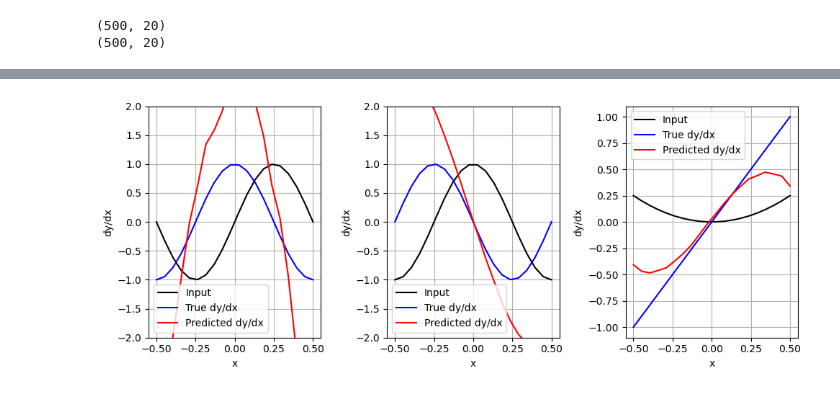
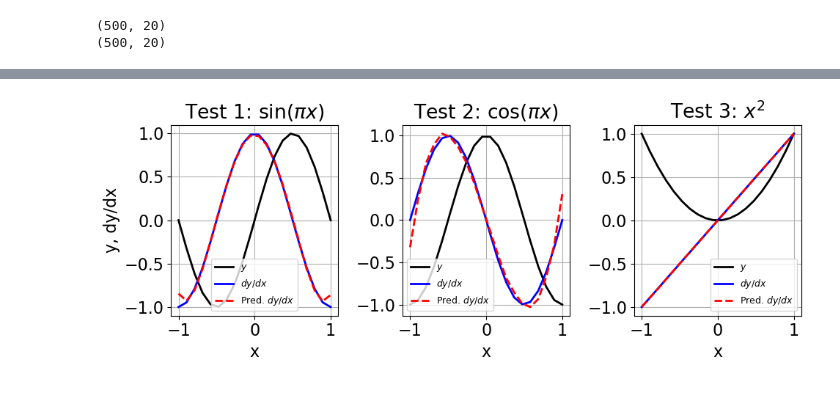
Before and after one commit to oviola222/FisComp, a Jupyter notebook: class_activities/atividade 3/derivadasNN.ipynb, the cells around one changed output, grey strips where cells are left out. Drawn from its saved outputs; the diff is of its cells as text; code cells hidden in the pictures.

```diff
--- a/class_activities/atividade 3/derivadasNN.ipynb
+++ b/class_activities/atividade 3/derivadasNN.ipynb
@@ -4,6 +4,8 @@ import matplotlib.pyplot as plt
 from sklearn.neural_network import MLPRegressor
 from sklearn.model_selection import train_test_split
 from sklearn.metrics import mean_squared_error
+
+plt.rcParams['font.size'] = 16
 # %%
 def generate_data(nx, qtde):
     x = np.linspace(-1, 1, nx).reshape(-1, 1)
@@ -51,13 +54,13 @@ print(dy.shape)
 (500, 20)
 (500, 20)
 # %%
-# separa os os dados em treino e teste
+# Train and test split
 X_train, X_test, y_train, y_test = train_test_split(y, dy, test_size=0.2, random_state=42)
 
 neurons = 10
 layers = 10
 
-# define modelo
+# Define the model
 model = MLPRegressor(
     hidden_layer_sizes=tuple([neurons] * layers),
     activation='tanh',
@@ -66,8 +69,8 @@ model = MLPRegressor(
     random_state=42,
     learning_rate='adaptive',
     learning_rate_init = 0.001,
-    n_iter_no_change = 50,
-    tol = 1e-8,
+    n_iter_no_change = 100,
+    tol = 1e-10,
     verbose=True)
 
 # treinamento
@@ -99,53 +102,53 @@ Mean Squared Error: 0.24357771307402798
 # %%
 plt.figure(figsize=(10, 4))
 
-new_x = np.linspace(-.5, .5, y.shape[1]).reshape(1,-1)
+new_x = np.linspace(-1, 1, y.shape[1]).reshape(1,-1)
 
 # test 1
 plt.subplot(131)
-new_y = np.sin(2*np.pi*new_x)
-new_dy = np.cos(2*np.pi*new_x)
+new_y = np.sin(np.pi*new_x)
+new_dy = np.cos(np.pi*new_x)
 predicted_derivative = model.predict(new_y)
 
-plt.plot(new_x[0], new_y[0], label='Input', color='black')
-plt.plot(new_x[0], new_dy[0], label='True dy/dx', color='blue')
-plt.plot(new_x[0], predicted_derivative[0], label='Predicted dy/dx', color='red')
-plt.ylim(-2,2)
+plt.plot(new_x[0], new_y[0], label=r'$y$', color='black', lw=2)
+plt.plot(new_x[0], new_dy[0], label=r'$dy/dx$', color='blue', lw=2)
+plt.plot(new_x[0], predicted_derivative[0], label=r'Pred. $dy/dx$', color='red', ls='--', lw=2)
 plt.xlabel('x')
-plt.ylabel('dy/dx')
-plt.legend()
+plt.ylabel('y, dy/dx')
+plt.title(r'Test 1: $\sin(\pi x)$')
+plt.legend(fontsize=9, loc='lower center')
 plt.grid(True)
 
 # test 2
 plt.subplot(132)
-new_y = np.cos(2*np.pi*new_x)
-new_dy = -np.sin(2*np.pi*new_x)
+new_y = np.cos(np.pi*new_x)
+new_dy = -np.sin(np.pi*new_x)
 predicted_derivative = model.predict(new_y)
 
-plt.plot(new_x[0], new_y[0], label='Input', color='black')
-plt.plot(new_x[0], new_dy[0], label='True dy/dx', color='blue')
-plt.plot(new_x[0], predicted_derivative[0], label='Predicted dy/dx', color='red')
-plt.ylim(-2,2)
+plt.plot(new_x[0], new_y[0], label=r'$y$', color='black', lw=2)
+plt.plot(new_x[0], new_dy[0], label=r'$dy/dx$', color='blue', lw=2)
+plt.plot(new_x[0], predicted_derivative[0], label=r'Pred. $dy/dx$', color='red', ls='--', lw=2)
 plt.xlabel('x')
-plt.ylabel('dy/dx')
-plt.legend()
+plt.legend(fontsize=9, loc='lower left')
+plt.title(r'Test 2: $\cos(\pi x)$')
 plt.grid(True)
 
 # test 3
 plt.subplot(133)
 new_y = new_x ** 2
 new_dy = 2 * new_x
+new_dy = new_dy / np.max(np.abs(new_dy)) # Normalizing the derivative
 predicted_derivative = model.predict(new_y)
 
-plt.plot(new_x[0], new_y[0], label='Input', color='black')
-plt.plot(new_x[0], new_dy[0], label='True dy/dx', color='blue')
-plt.plot(new_x[0], predicted_derivative[0], label='Predicted dy/dx', color='red')
+plt.plot(new_x[0], new_y[0], label=r'$y$', color='black', lw=2)
+plt.plot(new_x[0], new_dy[0], label=r'$dy/dx$', color='blue', lw=2)
+plt.plot(new_x[0], predicted_derivative[0], label=r'Pred. $dy/dx$', color='red', ls='--', lw=2)
 plt.xlabel('x')
-plt.ylabel('dy/dx')
-plt.legend()
+plt.title(r'Test 3: $x^2$')
+plt.legend(fontsize=9)
 plt.grid(True)
 
 plt.tight_layout()
 plt.show()
 # %% [output]
-[figure, old version]
+[figure, new version]
```
Also changed, not shown: parts of 2 cells of this notebook.
